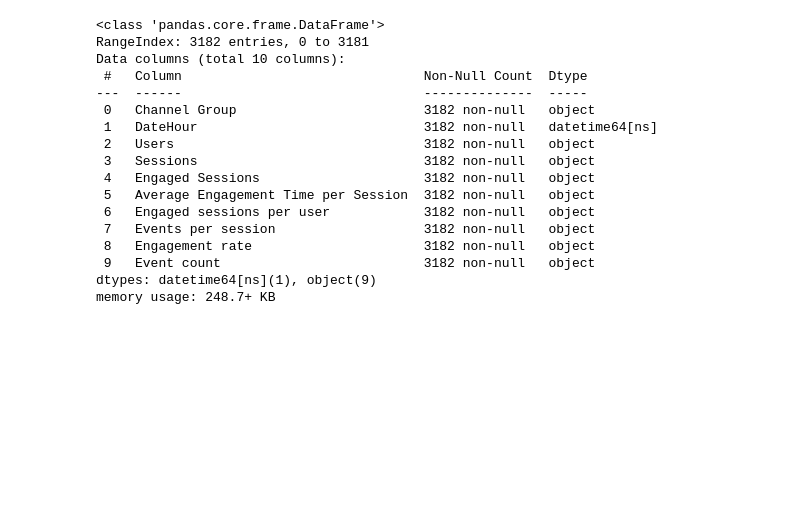
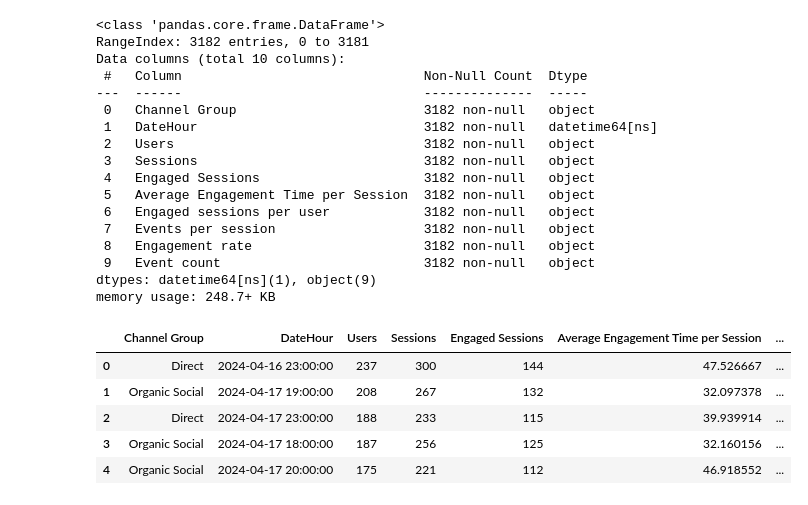
Before and after one commit to Dhananjay0705/Website-Data-Analysis-with-Python, a Jupyter notebook: Website_performance_Analysis.ipynb, the cells around one changed output. Cells and saved outputs as stored; diff of their text form; code cells hidden in the pictures; blank space fills up the shorter version.

```diff
--- a/Website_performance_Analysis.ipynb
+++ b/Website_performance_Analysis.ipynb
@@ -93,0 +98,9 @@ memory usage: 248.7+ KB
+# %%
+df.head()
+# %% [output]
+|  | Channel Group | DateHour | Users | Sessions | Engaged Sessions | Average Engagement Time per Session | ... |
+| 0 | Direct | 2024-04-16 23:00:00 | 237 | 300 | 144 | 47.526667 | ... |
+| 1 | Organic Social | 2024-04-17 19:00:00 | 208 | 267 | 132 | 32.097378 | ... |
+| 2 | Direct | 2024-04-17 23:00:00 | 188 | 233 | 115 | 39.939914 | ... |
+| 3 | Organic Social | 2024-04-17 18:00:00 | 187 | 256 | 125 | 32.160156 | ... |
+| 4 | Organic Social | 2024-04-17 20:00:00 | 175 | 221 | 112 | 46.918552 | ... |
```
Also changed, not shown: parts of 5 cells of this notebook.
